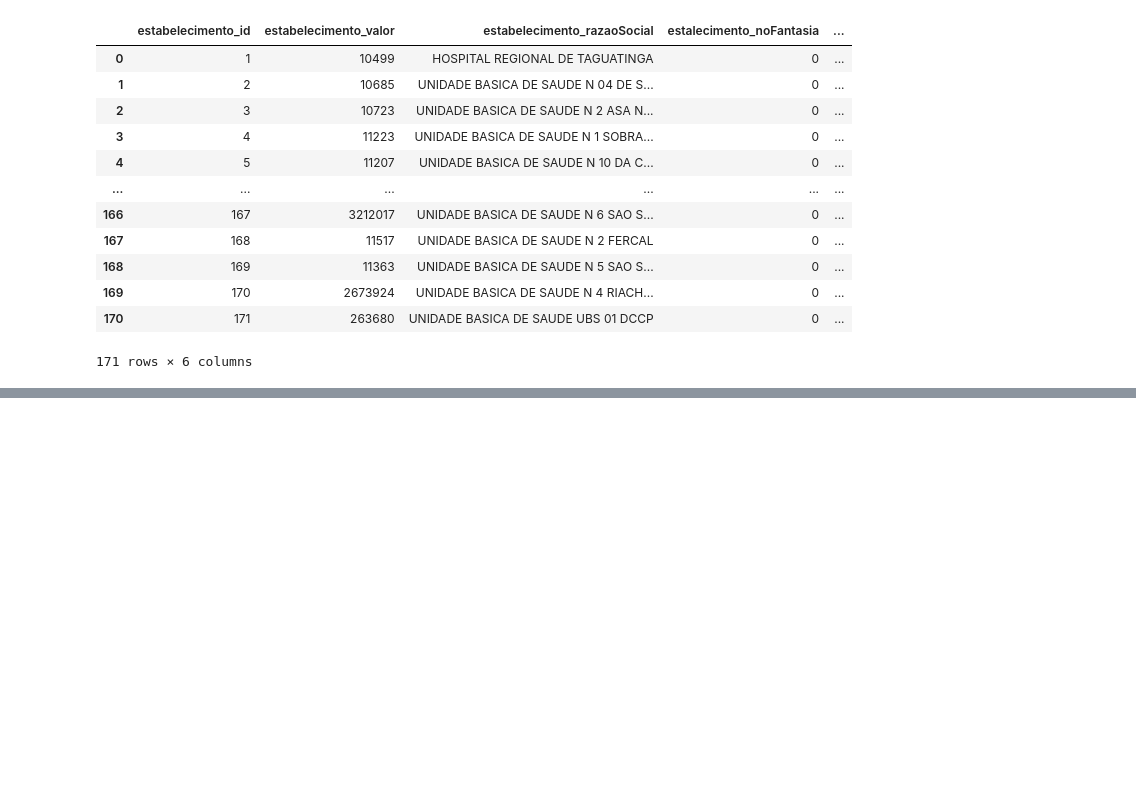
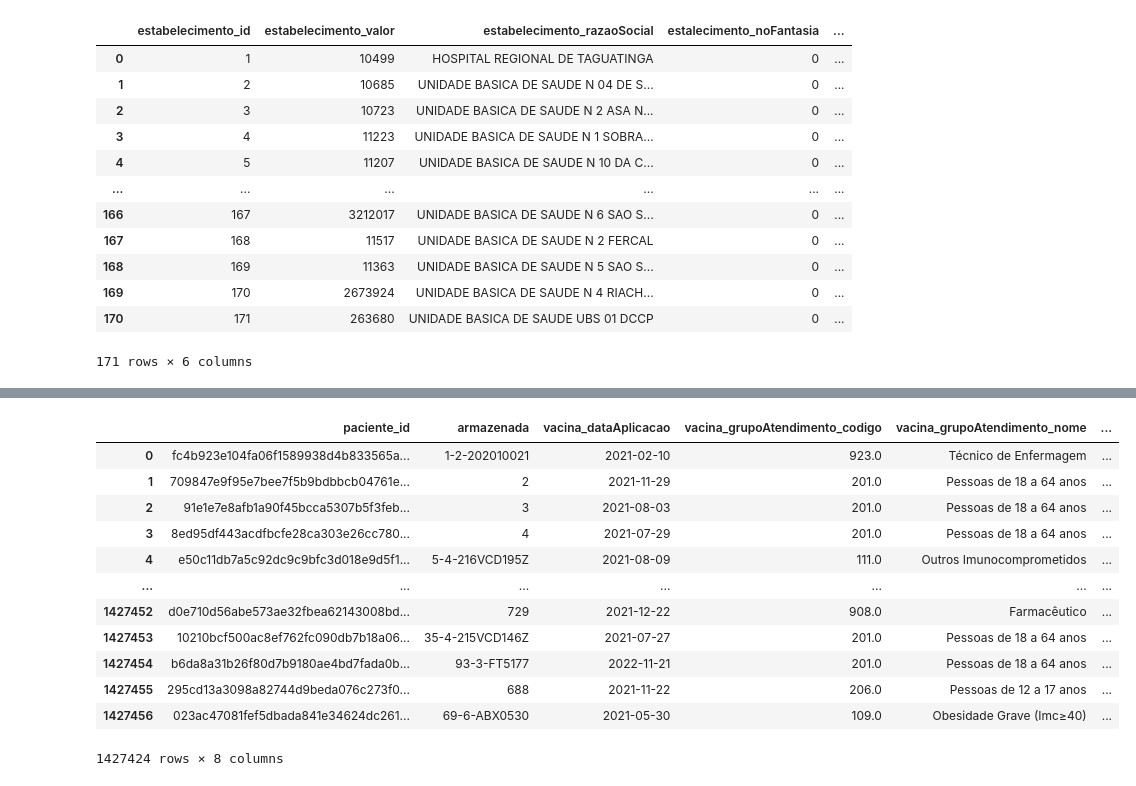
Before and after one commit to SwampTG/TF_E1_VictorCabral_fim-, a Jupyter notebook: explore_SBD2_CSV.ipynb, the cells around one changed output, grey strips where cells are left out. Saved outputs shown, nothing was run; the diff lists cells and outputs as text; code cells hidden in the pictures; blank space fills up the shorter version.

```diff
--- a/explore_SBD2_CSV.ipynb
+++ b/explore_SBD2_CSV.ipynb
@@ -285,0 +337,3 @@ ValueError: ignored
+# %%
+df2.replace({'estabelecimento_id': est_dict}, inplace=True)
+df2
@@ -285,0 +362,3 @@ ValueError: ignored
+# %%
+armazenados = pd.read_csv('ARMAZEN_ESTAB_DATA.csv', delimiter=',')
+armazenados
@@ -285,0 +379,15 @@ ValueError: ignored
+# %%
+df3 = df2.copy()
+
+est_dict = {}
+for _, row in armazenados.iterrows():
+  a_id, a_est, a_cadastro, a_lote = row
+  nkey = '-'.join(map(str, [a_est, a_cadastro, a_lote]))
+  est_dict[nkey] = a_id
+
+est_dict
+# for ks in est_dict.keys():
+#   for ks2 in est_dict[ks].keys():
+#     for ks3 in est_dict[ks2].keys():
+#       nkey = '-'.join(map(str, [ks, ks2, ks3]))
+#       print(nkey)
@@ -285,0 +412,25 @@ ValueError: ignored
+# %%
+import numpy as np
+def get_arm_id(row):
+  print(row)
+
+df3['armazenada'] = df3['estabelecimento_id'].astype(str) + '-' + df3['idCadastro'].astype(str) + '-' + df3['vacina_lote'].astype(str)
+df3.replace({'armazenada': est_dict}, inplace=True)
+# %%
+df3[['paciente_id', 'armazenada', 'vacina_dataAplicacao',
+     'vacina_grupoAtendimento_codigo','vacina_grupoAtendimento_nome',
+     'vacina_descricao_dose', 'vacina_categoria_nome', 'vacina_categoria_codigo']].drop_duplicates()
+# %% [output]
+|  | paciente_id | armazenada | vacina_dataAplicacao | vacina_grupoAtendimento_codigo | vacina_grupoAtendimento_nome | ... |
+| 0 | fc4b923e104fa06f1589938d4b833565a... | 1-2-202010021 | 2021-02-10 | 923.0 | Técnico de Enfermagem | ... |
+| 1 | 709847e9f95e7bee7f5b9bdbbcb04761e... | 2 | 2021-11-29 | 201.0 | Pessoas de 18 a 64 anos | ... |
+| 2 | 91e1e7e8afb1a90f45bcca5307b5f3feb... | 3 | 2021-08-03 | 201.0 | Pessoas de 18 a 64 anos | ... |
+| 3 | 8ed95df443acdfbcfe28ca303e26cc780... | 4 | 2021-07-29 | 201.0 | Pessoas de 18 a 64 anos | ... |
+| 4 | e50c11db7a5c92dc9c9bfc3d018e9d5f1... | 5-4-216VCD195Z | 2021-08-09 | 111.0 | Outros Imunocomprometidos | ... |
+| ... | ... | ... | ... | ... | ... | ... |
+| 1427452 | d0e710d56abe573ae32fbea62143008bd... | 729 | 2021-12-22 | 908.0 | Farmacêutico | ... |
+| 1427453 | 10210bcf500ac8ef762fc090db7b18a06... | 35-4-215VCD146Z | 2021-07-27 | 201.0 | Pessoas de 18 a 64 anos | ... |
+| 1427454 | b6da8a31b26f80d7b9180ae4bd7fada0b... | 93-3-FT5177 | 2022-11-21 | 201.0 | Pessoas de 18 a 64 anos | ... |
+| 1427455 | 295cd13a3098a82744d9beda076c273f0... | 688 | 2021-11-22 | 206.0 | Pessoas de 12 a 17 anos | ... |
+| 1427456 | 023ac47081fef5dbada841e34624dc261... | 69-6-ABX0530 | 2021-05-30 | 109.0 | Obesidade Grave (Imc≥40) | ... |
+1427424 rows × 8 columns
```
Also changed, not shown: parts of 20 cells of this notebook.
